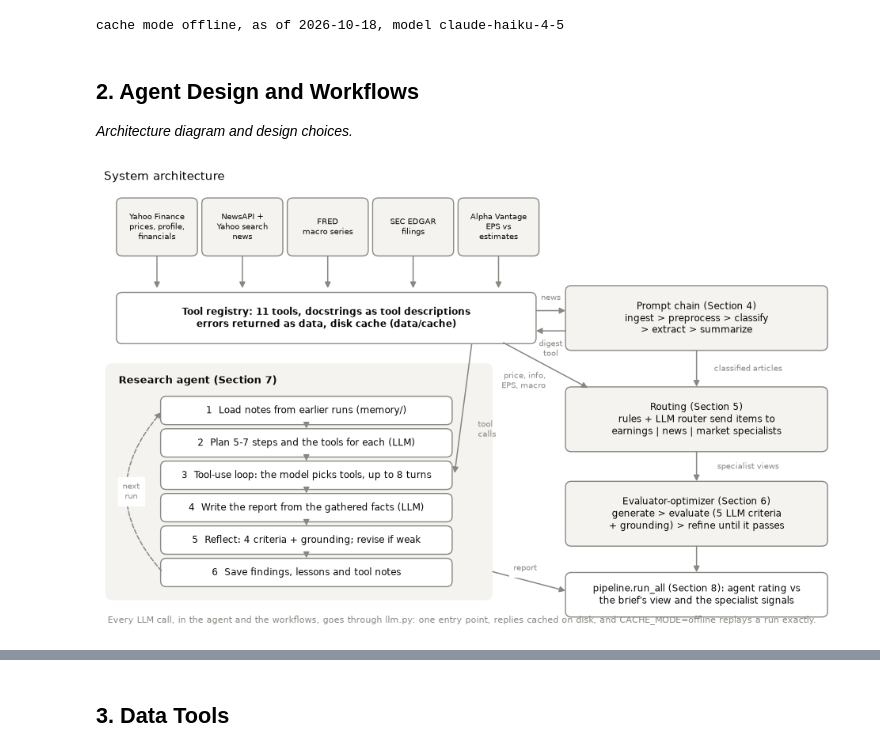
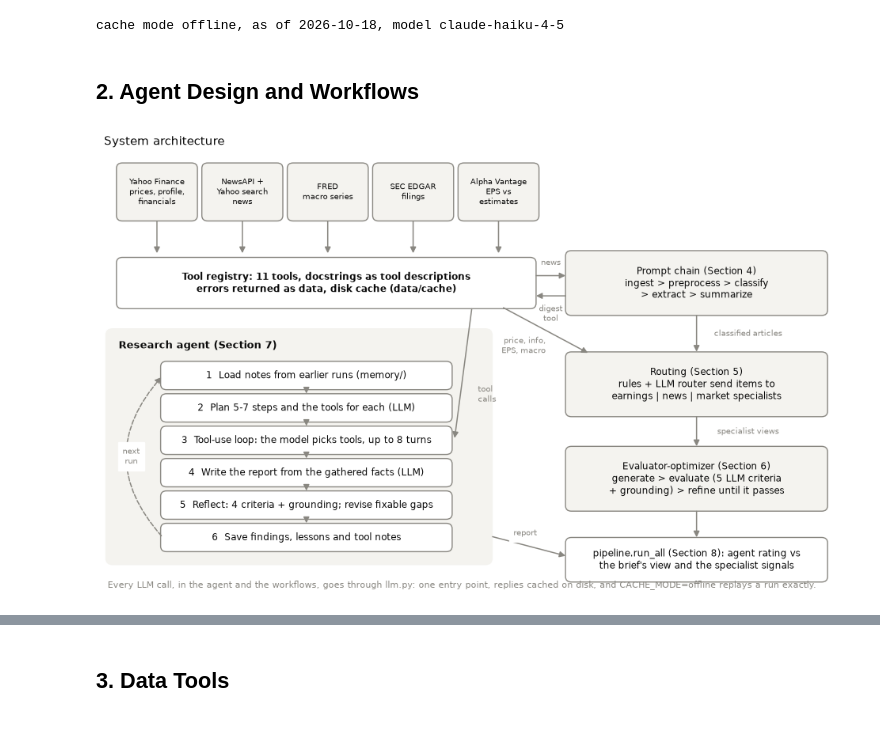
Before and after one commit to pdhinaka/AAI-520-NLP-Final-Team-Project-Group7, a Jupyter notebook: notebooks/final_notebook.ipynb, the cells around one changed output, grey strips where cells are left out. Saved outputs shown, nothing was run; the diff lists cells and outputs as text; code cells hidden in the pictures.

```diff
--- a/notebooks/final_notebook.ipynb
+++ b/notebooks/final_notebook.ipynb
@@ -93,8 +101,6 @@ def live_runs(prefix, n=1):
 cache mode offline, as of 2026-10-18, model claude-haiku-4-5
 # %% [markdown]
 ## 2. Agent Design and Workflows
-
-_Architecture diagram and design choices._
 # %%
 # Architecture: five data sources behind one tool registry; the agent
 # (left) and the three workflows (right) both draw on it. Arrows show
@@ -149,7 +155,7 @@ steps = ["1  Load notes from earlier runs (memory/)",
          "2  Plan 5-7 steps and the tools for each (LLM)",
          "3  Tool-use loop: the model picks tools, up to 8 turns",
          "4  Write the report from the gathered facts (LLM)",
-         "5  Reflect: 4 criteria + grounding; revise if weak",
+         "5  Reflect: 4 criteria + grounding; revise fixable gaps",
          "6  Save findings, lessons and tool notes"]
 ys = [25, 20.2, 15.4, 10.6, 5.8, 1]
 for s, y in zip(steps, ys):
@@ -164,32 +170,32 @@ ax.text(50.8, 24, "tool\ncalls", fontsize=7.5, color=MUTED, ha="left",
 
 # Workflows
 box(63, 36, 35, 9, "Prompt chain (Section 4)\ningest > preprocess > "
     "classify\n> extract > summarize", fc=PANEL)
 arrow((58.4, 41.6), (63, 41.6))
 arrow((63, 38.6), (58.4, 38.6))
 ax.text(60.7, 43.2, "news", fontsize=7.5, color=MUTED, ha="center")
 ax.text(60.7, 37.4, "digest\ntool", fontsize=7, color=MUTED,
         ha="center", va="top")
 box(63, 21, 35, 9, "Routing (Section 5)\nrules + LLM router send items "
     "to\nearnings | news | market specialists", fc=PANEL)
 box(63, 7, 35, 9, "Evaluator-optimizer (Section 6)\ngenerate > evaluate "
     "(5 LLM criteria\n+ grounding) > refine until it passes", fc=PANEL)
 arrow((80.5, 36), (80.5, 30), label="classified articles", dx=7)
 arrow((54, 37), (66, 30))
 ax.text(60, 31.2, "price, info,\nEPS, macro", fontsize=7.5,
         color=MUTED, ha="right", va="center")
 arrow((80.5, 21), (80.5, 16), label="specialist views", dx=7)
 box(63, -3.5, 35, 6, "pipeline.run_all (Section 8): agent rating "
     "vs\nthe brief's view and the specialist signals")
 arrow((80.5, 7), (80.5, 2.5))
 arrow((52.5, 3), (63, 0), label="report", at=0.45, dy=1.8)
 
 ax.text(0.5, -5, "Every LLM call, in the agent and the workflows, goes "
         "through llm.py: one entry point, replies cached on disk, and "
         "CACHE_MODE=offline replays a run exactly.", fontsize=8,
         color=MUTED, va="bottom")
 ax.set_title("System architecture", loc="left", fontsize=11, color=INK)
 plt.show()
 # %% [output]
-[figure, old version]
+[figure, new version]
 # %% [markdown]
```
Also changed, not shown: parts of 35 cells of this notebook.
